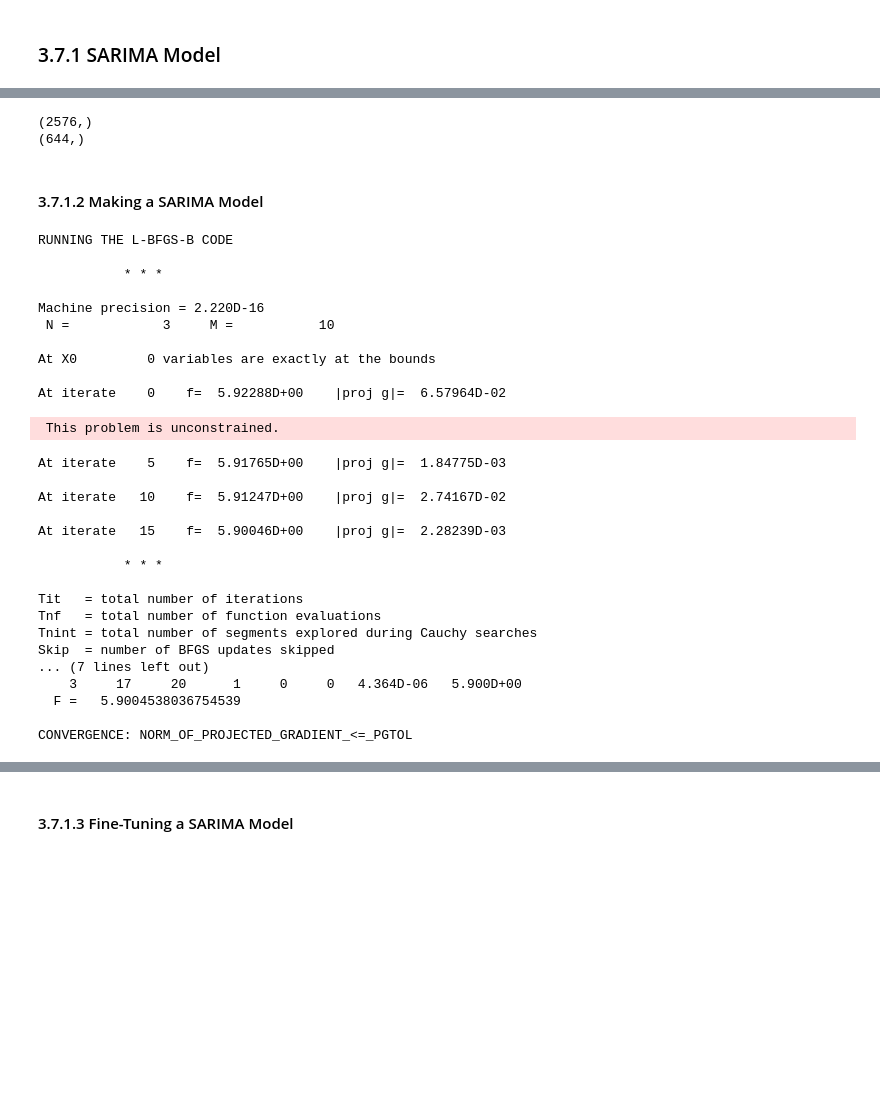
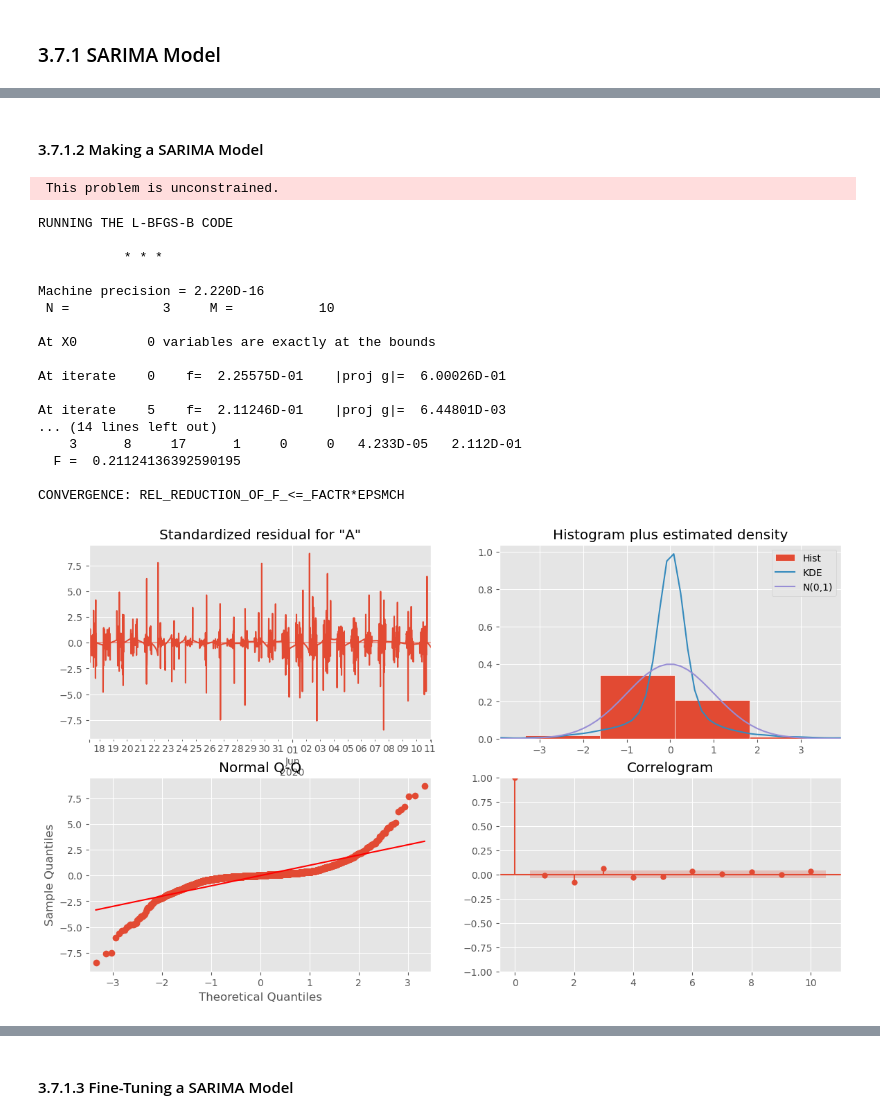
Before and after one commit to aysebsengul/Capstone_3_Predicting-Future-Solar-Energy-Generation-, a Jupyter notebook: 3_Pre-processing Work and Model.ipynb, the cells around one changed output, grey strips where cells are left out. Cells and saved outputs as stored; diff of their text form; code cells hidden in the pictures; blank space fills up the shorter version.

```diff
--- a/3_Pre-processing Work and Model.ipynb
+++ b/3_Pre-processing Work and Model.ipynb
@@ -361,44 +440,31 @@ test_ac_power = test['AC_POWER']
-# %%
-print(train_ac_power.shape)
-print(test_ac_power.shape)
-# %% [output]
-(2576,)
-(644,)
-# %% [markdown]
-<a id="Sarima"></a>
-#### 3.7.1.2 Making a SARIMA Model
+# %% [markdown]
+<a id="Sarima"></a>
+#### 3.7.1.2 Making a SARIMA Model
 # %%
 # Define SARIMA model
-sarima_model = SARIMAX(train_ac_power, order=(1, 0, 0), seasonal_order=(1, 1, 0, 96))
+sarima_model = SARIMAX(y_train, order=(1, 0, 0),
+                                       seasonal_order=(1, 1, 0, 96),
+                                       enforce_stationarity=False,
+                                       enforce_invertibility=False)
 sarima_model_fit = sarima_model.fit()
 # %% [output]
-RUNNING THE L-BFGS-B CODE
-
-           * * *
-
-Machine precision = 2.220D-16
- N =            3     M =           10
-
-At X0         0 variables are exactly at the bounds
-
-At iterate    0    f=  5.92288D+00    |proj g|=  6.57964D-02
+ This problem is unconstrained.
- This problem is unconstrained.
+RUNNING THE L-BFGS-B CODE
+
+           * * *
+
+Machine precision = 2.220D-16
+ N =            3     M =           10
+
+At X0         0 variables are exactly at the bounds
+
+At iterate    0    f=  2.25575D-01    |proj g|=  6.00026D-01
+
+At iterate    5    f=  2.11246D-01    |proj g|=  6.44801D-03
+... (14 lines left out)
+    3      8     17      1     0     0   4.233D-05   2.112D-01
+  F =  0.21124136392590195
+
+CONVERGENCE: REL_REDUCTION_OF_F_<=_FACTR*EPSMCH
-At iterate    5    f=  5.91765D+00    |proj g|=  1.84775D-03
-
-At iterate   10    f=  5.91247D+00    |proj g|=  2.74167D-02
-
-At iterate   15    f=  5.90046D+00    |proj g|=  2.28239D-03
-
-           * * *
-
-Tit   = total number of iterations
-Tnf   = total number of function evaluations
-Tnint = total number of segments explored during Cauchy searches
-Skip  = number of BFGS updates skipped
-... (7 lines left out)
-    3     17     20      1     0     0   4.364D-06   5.900D+00
-  F =   5.9004538036754539
-
-CONVERGENCE: NORM_OF_PROJECTED_GRADIENT_<=_PGTOL
 # %%
 # Predict using SARIMA model
@@ -406,0 +473,6 @@ sarima_forecast = pd.Series(sarima_forecast, index=test_ac_power.index)
+# %%
+# Generate diagnostics plots
+sarima_model_fit.plot_diagnostics(figsize=(14, 8))
+plt.show()
+# %% [output]
+[figure, added]
```
Also changed, not shown: parts of 108 cells of this notebook.
